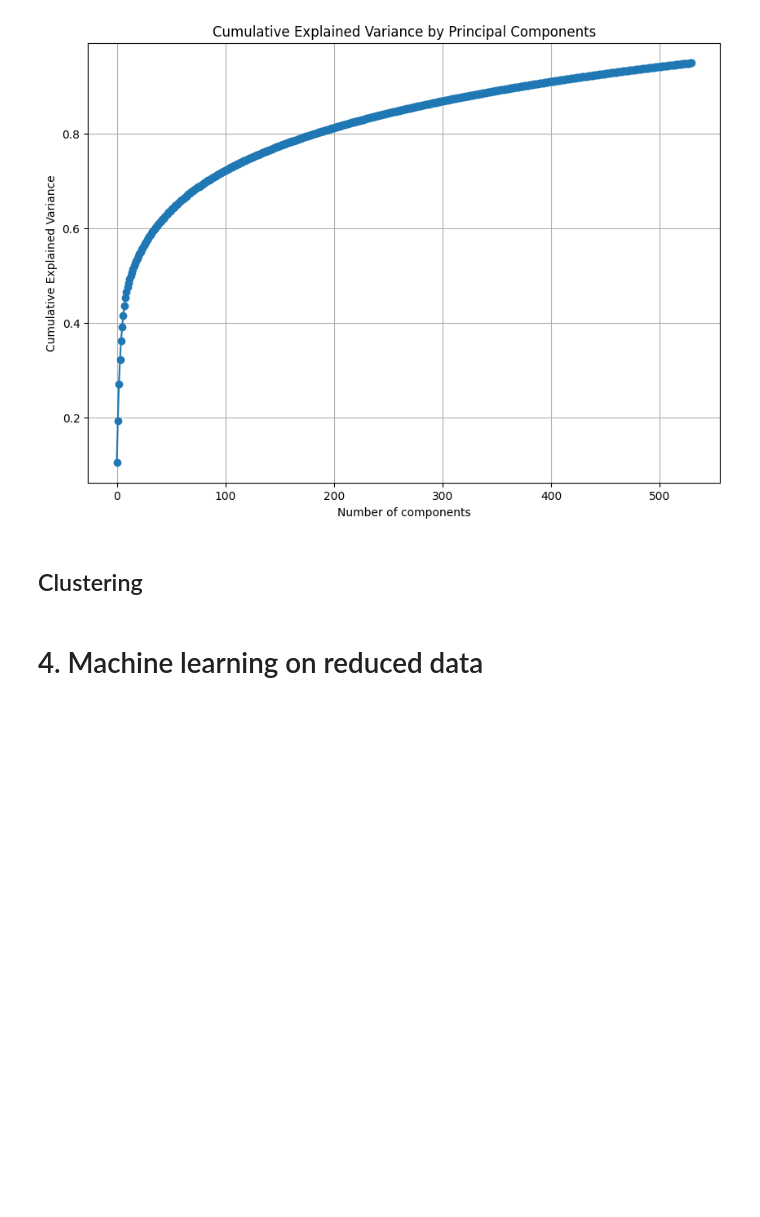
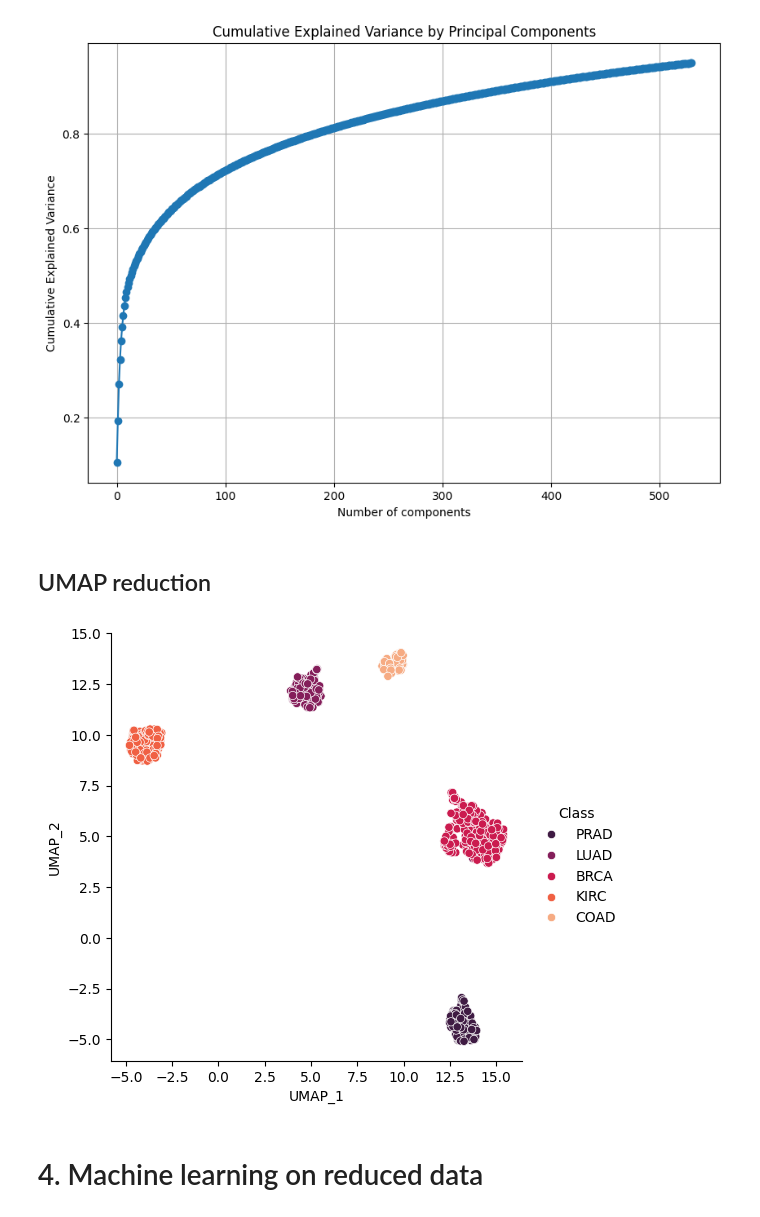
Before and after one commit to ngocchaupham/cancer_classification_ML-, a Jupyter notebook: cancer_class.ipynb, the cells around one changed output. Cells and saved outputs as stored; diff of their text form; code cells hidden in the pictures; blank space fills up the shorter version.

```diff
--- a/cancer_class.ipynb
+++ b/cancer_class.ipynb
@@ -184,8 +181,20 @@ plt.grid(True)
 plt.show()
 # %% [output]
 [figure]
-# %% [markdown]
-## Clustering
+# %% [markdown]
+## UMAP reduction
+# %%
+# Apply UMAP and transform the data.
+data_umap = umap.UMAP().fit_transform(reduced_data)
+# Convert the UMAP-transformed data into a DataFrame.
+data_umap = pd.DataFrame(data=data_umap, columns=['UMAP_1', 'UMAP_2'])
+# Add the label vector to the DataFrame.
+data_umap['Class'] = Y
+sns.pairplot(data=data_umap, x_vars='UMAP_1', y_vars='UMAP_2', hue='Class', palette='rocket', height=5, aspect=1)
+# Display the plot
+plt.show()
+# %% [output]
+[figure, added]
 # %% [markdown]
 # 4. Machine learning on reduced data
 # %% [markdown]
```
Also changed, not shown: parts of 1 cell of this notebook.
